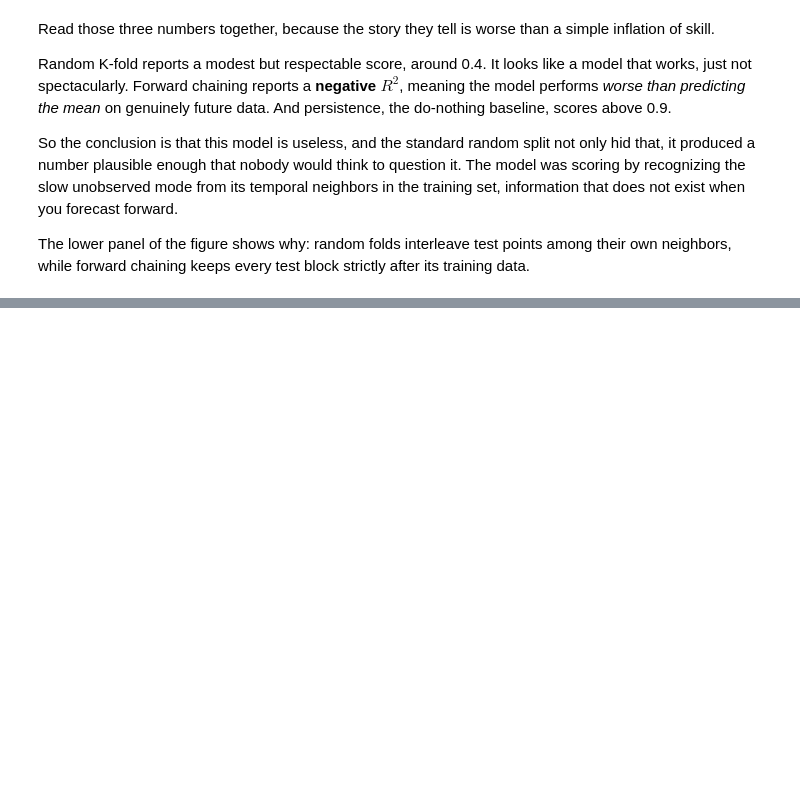
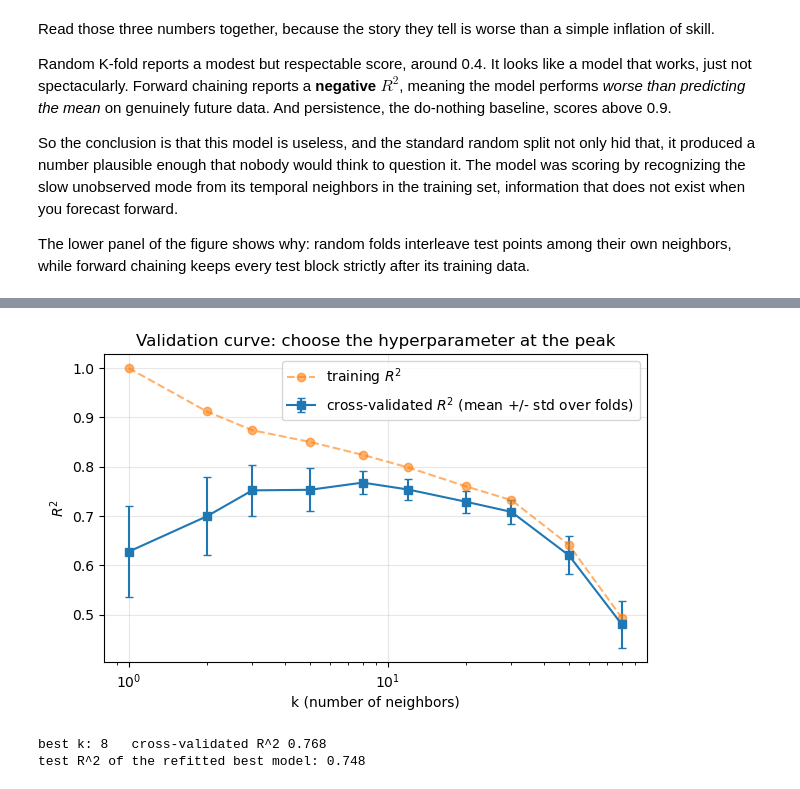
Before and after one commit to dmw2166/ML4Climate2026, a Jupyter notebook: lectures_ML/ModelEvaluation/validation.ipynb, the cells around one changed output, grey strips where cells are left out. Cells and saved outputs as stored; diff of their text form; code cells hidden in the pictures; blank space fills up the shorter version.

```diff
--- a/lectures_ML/ModelEvaluation/validation.ipynb
+++ b/lectures_ML/ModelEvaluation/validation.ipynb
@@ -350,0 +464,35 @@ to go looking for a bug, not to celebrate.
+# %%
+from sklearn.model_selection import GridSearchCV
+
+Xtr, Xte, ytr, yte = train_test_split(X_iid, y_iid, test_size=0.2, random_state=0)
+
+knn = make_pipeline(StandardScaler(), KNeighborsRegressor())
+grid = {"kneighborsregressor__n_neighbors": [1, 2, 3, 5, 8, 12, 20, 30, 50, 80]}
+
+search = GridSearchCV(knn, grid, cv=KFold(5, shuffle=True, random_state=0), scoring="r2",
+                      return_train_score=True)
+search.fit(Xtr, ytr)                       # runs 10 values x 5 folds = 50 fits
+
+ks = grid["kneighborsregressor__n_neighbors"]
+cv_mean = search.cv_results_["mean_test_score"]
+cv_std = search.cv_results_["std_test_score"]
+train_mean = search.cv_results_["mean_train_score"]
+
+plt.figure(figsize=(7, 4))
+plt.errorbar(ks, cv_mean, yerr=cv_std, fmt="s-", capsize=3, label="cross-validated $R^2$ (mean +/- std over folds)")
+plt.plot(ks, train_mean, "o--", alpha=0.6, label="training $R^2$")
+plt.xscale("log")
+plt.xlabel("k (number of neighbors)")
+plt.ylabel("$R^2$")
+plt.title("Validation curve: choose the hyperparameter at the peak")
+plt.legend()
+plt.grid(alpha=0.3)
+plt.show()
+
+print("best k:", search.best_params_["kneighborsregressor__n_neighbors"],
+      f"  cross-validated R^2 {search.best_score_:.3f}")
+print(f"test R^2 of the refitted best model: {search.score(Xte, yte):.3f}")
+# %% [output]
+[figure, added]
+best k: 8   cross-validated R^2 0.768
+test R^2 of the refitted best model: 0.748
```
Also changed, not shown: parts of 33 cells of this notebook, 2 other files.
